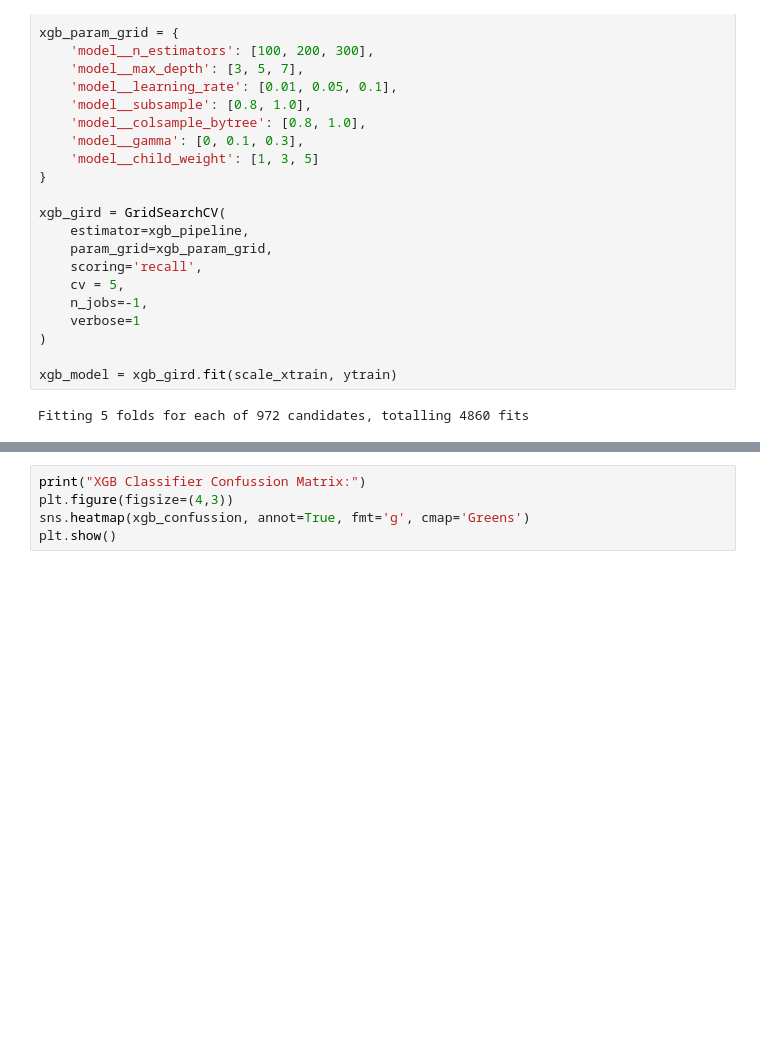
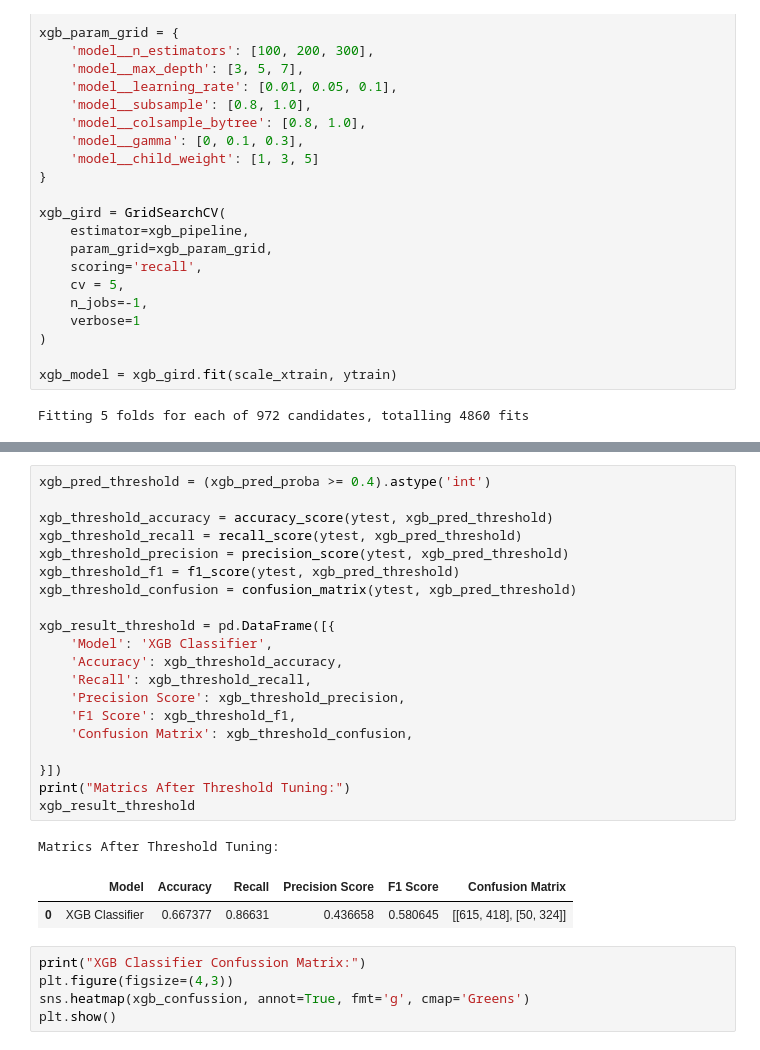
Before and after one commit to Md-Maruf-1727/customer-churn-prediction-ml, a Jupyter notebook: NoteBooks/04_model_training.ipynb, the cells around one changed output, grey strips where cells are left out. Drawn from its saved outputs; the diff is of its cells as text; blank space fills up the shorter version.

```diff
--- a/NoteBooks/04_model_training.ipynb
+++ b/NoteBooks/04_model_training.ipynb
@@ -452,6 +500,30 @@ xgb_result
 # %% [output]
 |  | Model | Train recall | Test recall | Accuracy | Recall | Precision Score | F1 Score | Confusion Matrix | ... |
 | 0 | XGB Classifier | 0.827425 | 0.802139 | 0.724236 | 0.802139 | 0.488599 | 0.607287 | [[719, 314], [74, 300]] | ... |
+# %%
+xgb_pred_threshold = (xgb_pred_proba >= 0.4).astype('int')
+
+xgb_threshold_accuracy = accuracy_score(ytest, xgb_pred_threshold)
+xgb_threshold_recall = recall_score(ytest, xgb_pred_threshold)
+xgb_threshold_precision = precision_score(ytest, xgb_pred_threshold)
+xgb_threshold_f1 = f1_score(ytest, xgb_pred_threshold)
+xgb_threshold_confusion = confusion_matrix(ytest, xgb_pred_threshold)
+
+xgb_result_threshold = pd.DataFrame([{
+    'Model': 'XGB Classifier',
+    'Accuracy': xgb_threshold_accuracy,
+    'Recall': xgb_threshold_recall,
+    'Precision Score': xgb_threshold_precision,
+    'F1 Score': xgb_threshold_f1,
+    'Confusion Matrix': xgb_threshold_confusion,
+
+}])
+print("Matrics After Threshold Tuning:")
+xgb_result_threshold
+# %% [output]
+Matrics After Threshold Tuning:
+|  | Model | Accuracy | Recall | Precision Score | F1 Score | Confusion Matrix |
+| 0 | XGB Classifier | 0.667377 | 0.86631 | 0.436658 | 0.580645 | [[615, 418], [50, 324]] |
 # %%
 print("XGB Classifier Confussion Matrix:")
 plt.figure(figsize=(4,3))
```
Also changed, not shown: parts of 5 cells of this notebook.
